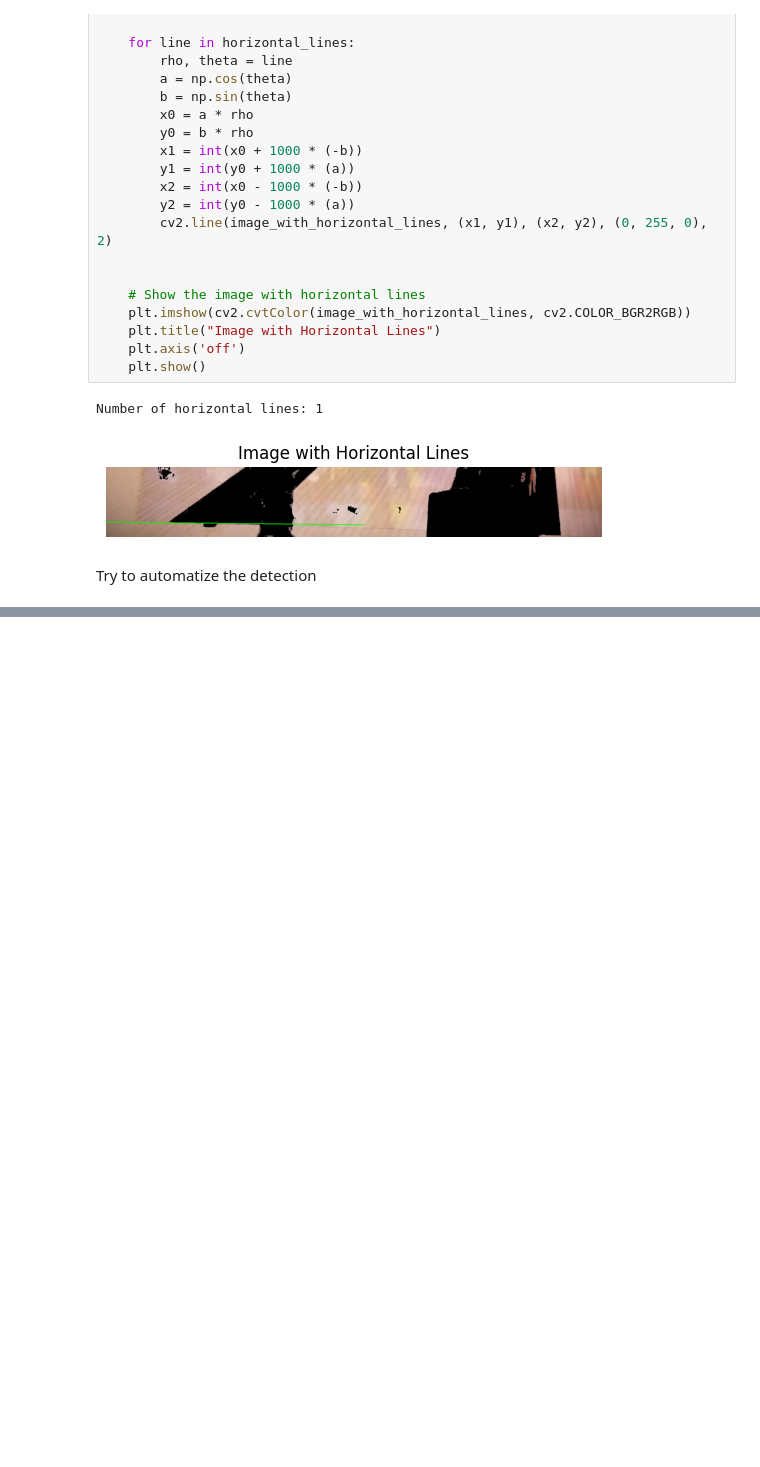
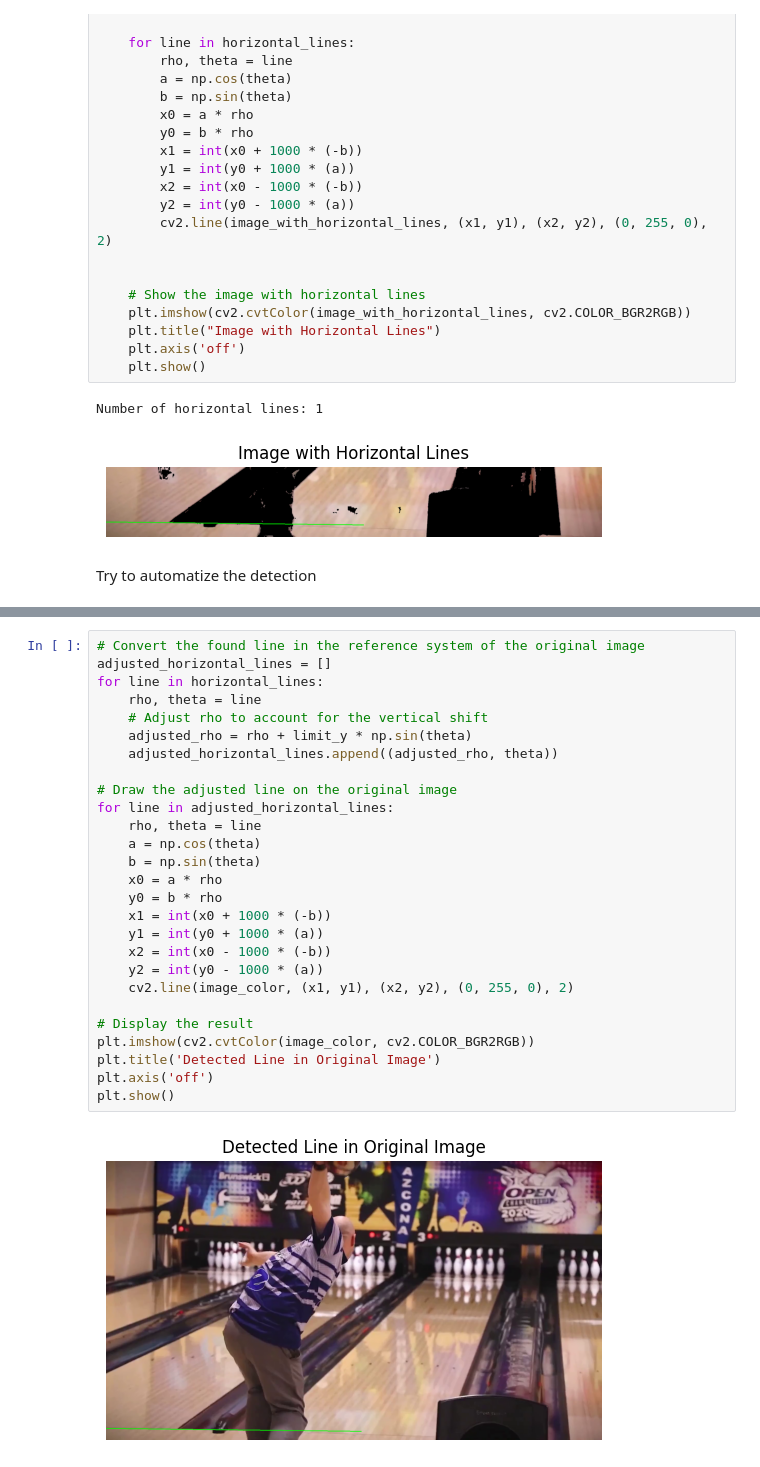
Before and after one commit to CorraPiano/bowling-analysis, a Jupyter notebook: notebook/lane_detection/lane_detection_test_colored_bottom.ipynb, the cells around one changed output, grey strips where cells are left out. Saved outputs shown, nothing was run; the diff lists cells and outputs as text; blank space fills up the shorter version.

```diff
--- a/notebook/lane_detection/lane_detection_test_colored_bottom.ipynb
+++ b/notebook/lane_detection/lane_detection_test_colored_bottom.ipynb
@@ -296 +306,30 @@ i: 0
 [figure]
+# %%
+# Convert the found line in the reference system of the original image
+adjusted_horizontal_lines = []
+for line in horizontal_lines:
+    rho, theta = line
+    # Adjust rho to account for the vertical shift
+    adjusted_rho = rho + limit_y * np.sin(theta)
+    adjusted_horizontal_lines.append((adjusted_rho, theta))
+
+# Draw the adjusted line on the original image
+for line in adjusted_horizontal_lines:
+    rho, theta = line
+    a = np.cos(theta)
+    b = np.sin(theta)
+    x0 = a * rho
+    y0 = b * rho
+    x1 = int(x0 + 1000 * (-b))
+    y1 = int(y0 + 1000 * (a))
+    x2 = int(x0 - 1000 * (-b))
+    y2 = int(y0 - 1000 * (a))
+    cv2.line(image_color, (x1, y1), (x2, y2), (0, 255, 0), 2)
+
+# Display the result
+plt.imshow(cv2.cvtColor(image_color, cv2.COLOR_BGR2RGB))
+plt.title('Detected Line in Original Image')
+plt.axis('off')
+plt.show()
+# %% [output]
+[figure, added]
```
Also changed, not shown: parts of 4 cells of this notebook, 1 other file.
